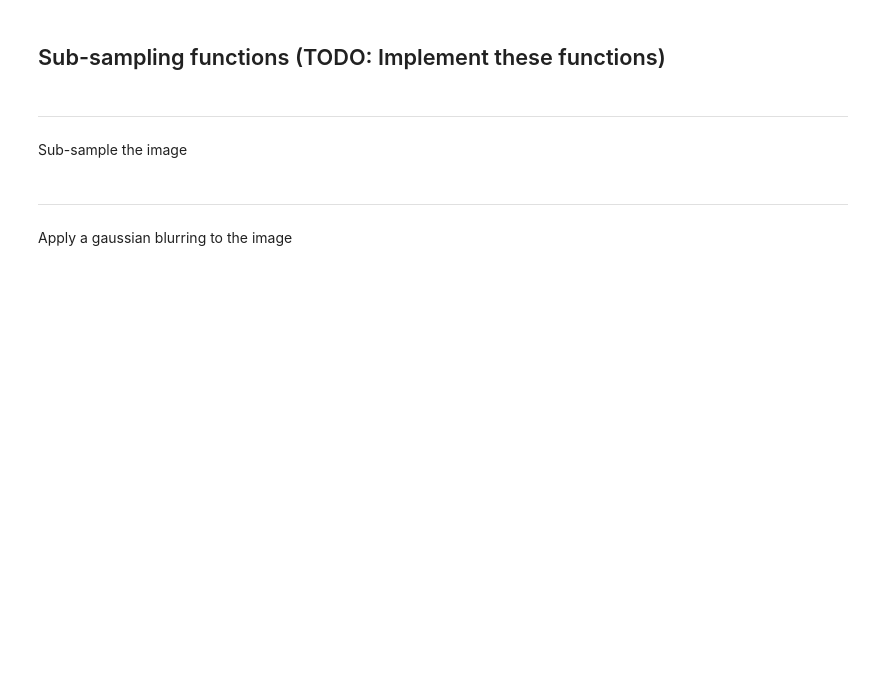
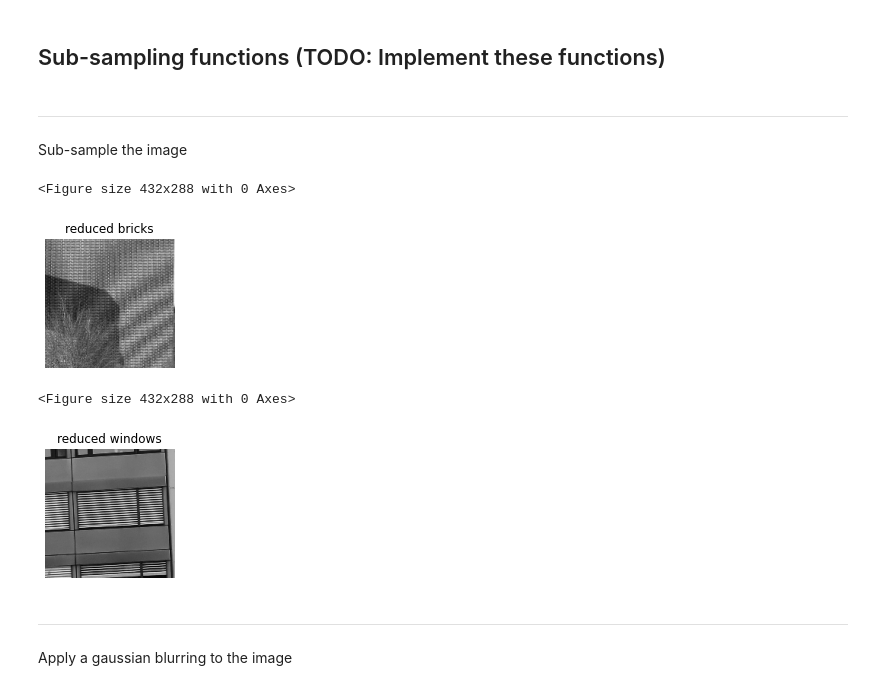
Before and after one commit to Sp0och/exercise1, a Jupyter notebook: part1/1_sample.ipynb, the cells around one changed output. Saved outputs shown, nothing was run; the diff lists cells and outputs as text; code cells hidden in the pictures; blank space fills up the shorter version.

```diff
--- a/part1/1_sample.ipynb
+++ b/part1/1_sample.ipynb
@@ -113,9 +126,21 @@ def subsample_image(input_image, factor):
     # Replace this with the appropriate sub-sampling code
     # Hint: You may do this using a double for loop, but there is also a way to do this with one line of code!
     # ************************************
-    output_image = input_image
+    output_image = input_image[0::factor,0::factor]
+
 
     return output_image
+# %%
+factor = 3
+new = subsample_image(bricks,factor)
+display_image(new,"reduced bricks")
+new = subsample_image(windows,factor)
+display_image(new,"reduced windows")
+# %% [output]
+<Figure size 432x288 with 0 Axes>
+[figure, added]
+<Figure size 432x288 with 0 Axes>
+[figure, added]
 # %% [markdown]
 ---
 
```
Also changed, not shown: parts of 4 cells of this notebook, 1 other file.
